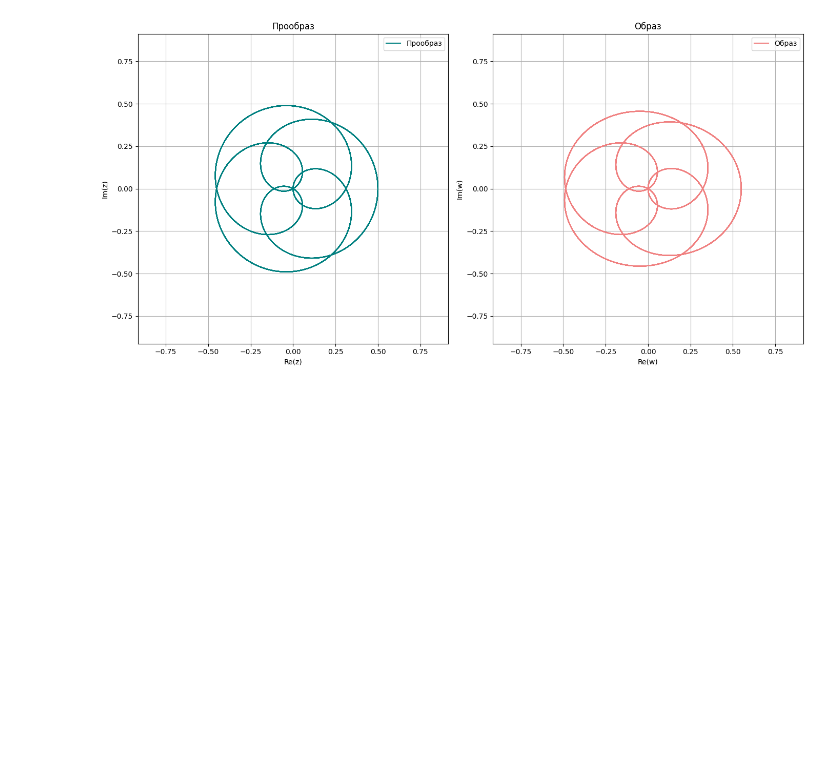
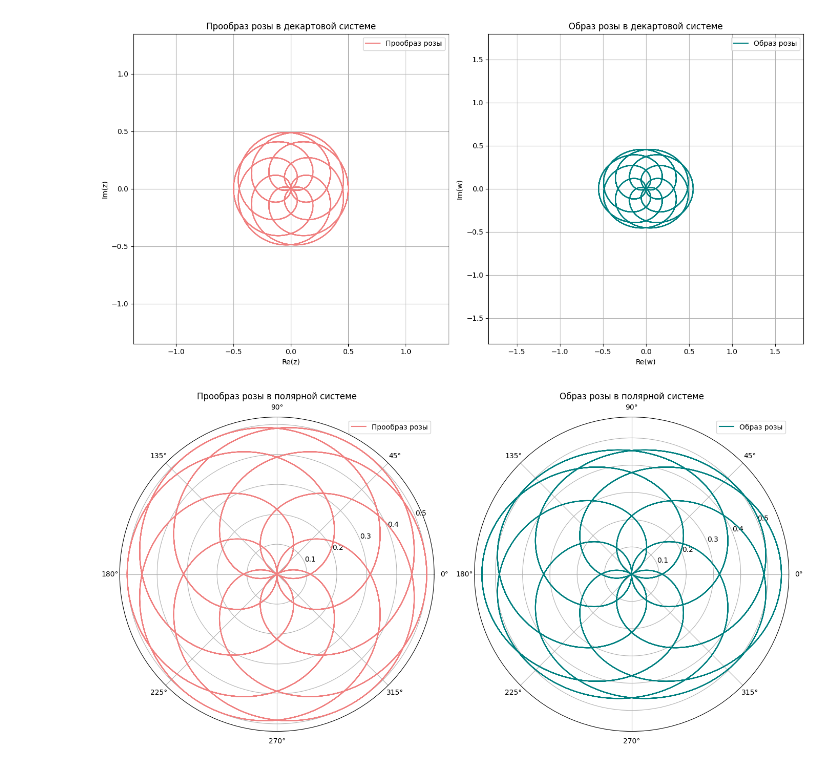
Before and after one commit to Lera1M/Practice_4_semester, a Jupyter notebook: Практика.ipynb, the cells around one changed output. Drawn from its saved outputs; the diff is of its cells as text; code cells hidden in the pictures; blank space fills up the shorter version.

```diff
--- a/Практика.ipynb
+++ b/Практика.ipynb
@@ -1,49 +1,70 @@
 # %%
 import numpy as np
 import matplotlib.pyplot as plt
-
-a = 0.5
-b = 3 / 7
+alpha = 0.5
+beta = 3 / 7
 
 def rose(t, alpha, beta):
-    return alpha * np.cos(beta * t)
+    return alpha * np.abs(np.cos(beta * t))
 
 t = np.linspace(0, 50 * np.pi, 50000)
-z = rose(t, a, b) * np.exp(1j * t)
+z = rose(t, alpha, beta) * np.exp(1j * t)
 
 def f(z):
     return np.arctanh(z)
 
 w = f(z)
 
 plt.figure(figsize=(14, 7))
 
 plt.subplot(1, 2, 1)
-plt.plot(z.real, z.imag, label='Прообраз', color='teal')
+plt.plot(z.real, z.imag, label='Прообраз розы', color='lightcoral')
 plt.xlabel('Re(z)')
 plt.ylabel('Im(z)')
-plt.title('Прообраз')
+plt.title('Прообраз розы в декартовой системе')
 plt.legend()
 plt.axis('equal')
 plt.grid(True)
-plt.xlim(-1, 1)
-plt.ylim(-1, 1)
+plt.xlim(-1.5, 1.5)
+plt.ylim(-1.5, 1.5)
 
 plt.subplot(1, 2, 2)
-plt.plot(w.real, w.imag, label='Образ', color='lightcoral')
+plt.plot(w.real, w.imag, label='Образ розы', color='teal')
 plt.xlabel('Re(w)')
 plt.ylabel('Im(w)')
-plt.title('Образ')
+plt.title('Образ розы в декартовой системе')
 plt.legend()
 plt.axis('equal')
 plt.grid(True)
-plt.xlim(-1, 1)
-plt.ylim(-1, 1)
+plt.xlim(-2, 2)
+plt.ylim(-2, 2)
 
 plt.tight_layout()
 plt.show()
+
+theta_z = np.angle(z)
+rho_z = np.abs(z)
+
+theta_w = np.angle(w)
+rho_w = np.abs(w)
+
+fig, ax = plt.subplots(1, 2, subplot_kw={'projection': 'polar'}, figsize=(14, 7))
+
+ax[0].plot(theta_z, rho_z, label='Прообраз розы', color='lightcoral')
+ax[0].set_title('Прообраз розы в полярной системе')
+ax[0].legend()
+ax[0].grid(True)
+
+ax[1].plot(theta_w, rho_w, label='Образ розы', color='teal')
+ax[1].set_title('Образ розы в полярной системе')
+ax[1].legend()
+ax[1].grid(True)
+
+plt.tight_layout()
+plt.show()
 # %% [output]
-[figure, old version]
+[figure, new version]
+[figure, added]
 # %%
 import numpy as np
 import matplotlib.pyplot as plt
```
Also changed, not shown: parts of 1 cell of this notebook.
